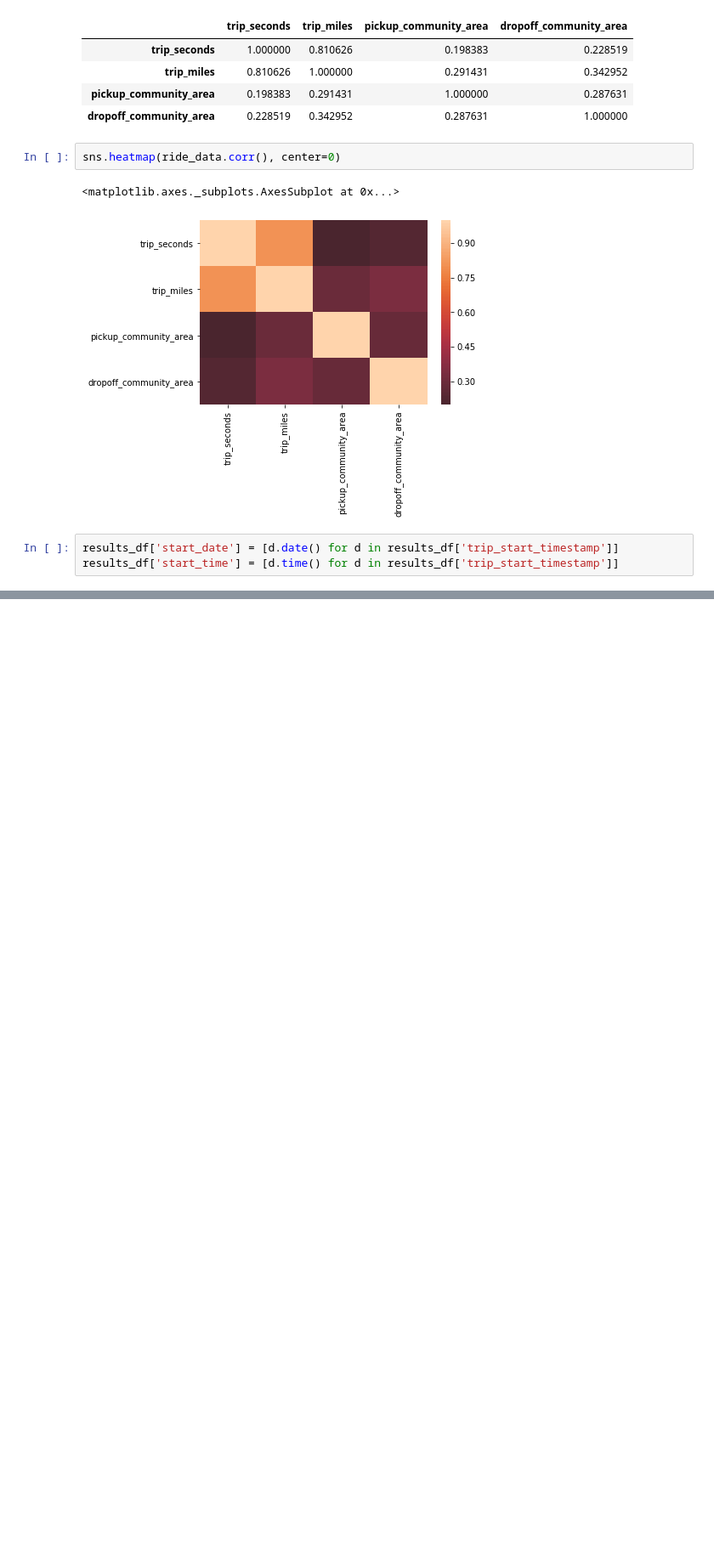
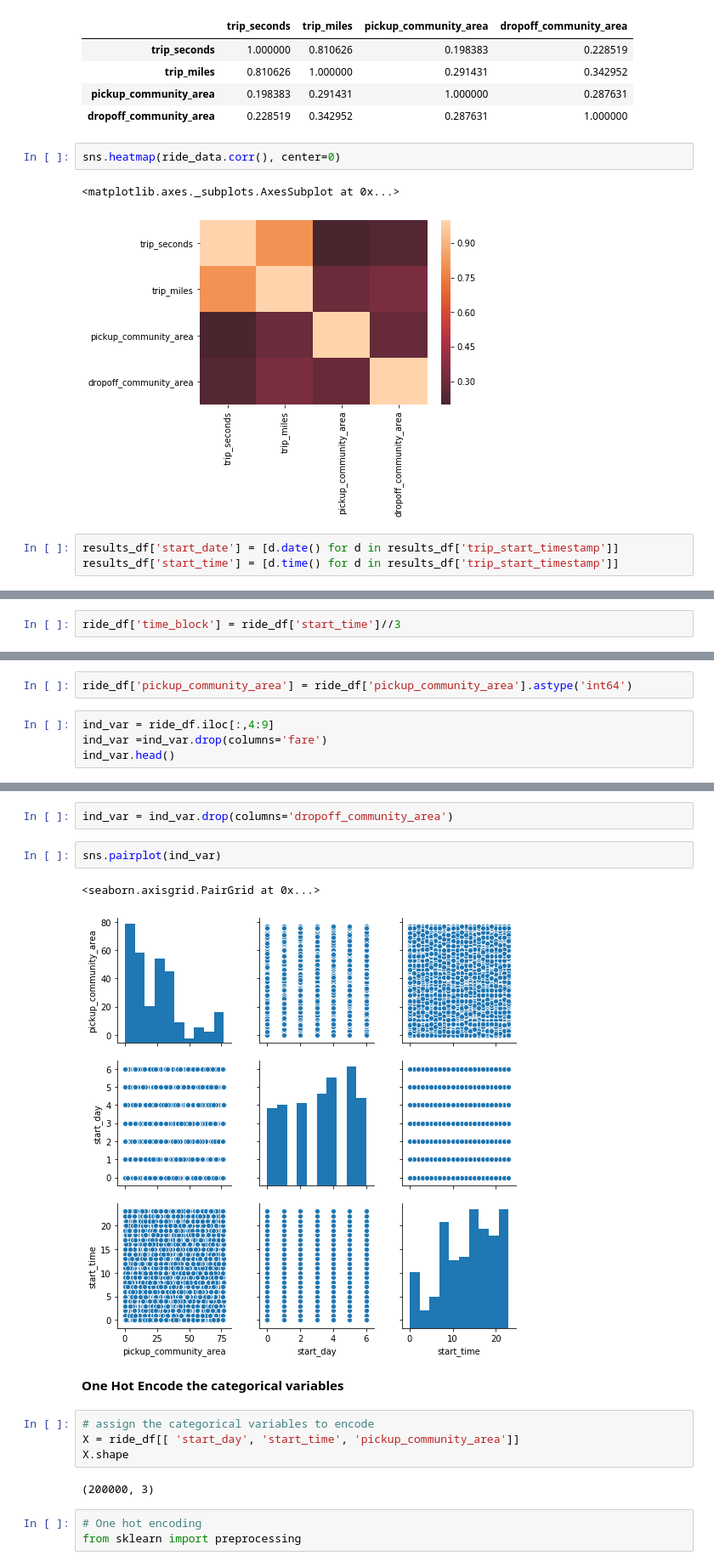
Before and after one commit to muoyo/chicago-ridesharing, a Jupyter notebook: Chicago_EDA.ipynb, the cells around one changed output, grey strips where cells are left out. Shown at 85% size. Drawn from its saved outputs; the diff is of its cells as text; blank space fills up the shorter version.

```diff
--- a/Chicago_EDA.ipynb
+++ b/Chicago_EDA.ipynb
@@ -188,0 +248,2 @@ results_df.head()
+# %%
+ride_df['time_block'] = ride_df['start_time']//3
@@ -188,0 +259,6 @@ results_df.head()
+# %%
+ride_df['pickup_community_area'] = ride_df['pickup_community_area'].astype('int64')
+# %%
+ind_var = ride_df.iloc[:,4:9]
+ind_var =ind_var.drop(columns='fare')
+ind_var.head()
@@ -188,0 +272,18 @@ results_df.head()
+# %%
+ind_var = ind_var.drop(columns='dropoff_community_area')
+# %%
+sns.pairplot(ind_var)
+# %% [output]
+<seaborn.axisgrid.PairGrid at 0x...>
+[figure, added]
+# %% [markdown]
+**One Hot Encode the categorical variables**
+# %%
+# assign the categorical variables to encode
+X = ride_df[[ 'start_day', 'start_time', 'pickup_community_area']]
+X.shape
+# %% [output]
+(200000, 3)
+# %%
+# One hot encoding
+from sklearn import preprocessing
```
Also changed, not shown: parts of 22 cells of this notebook.
